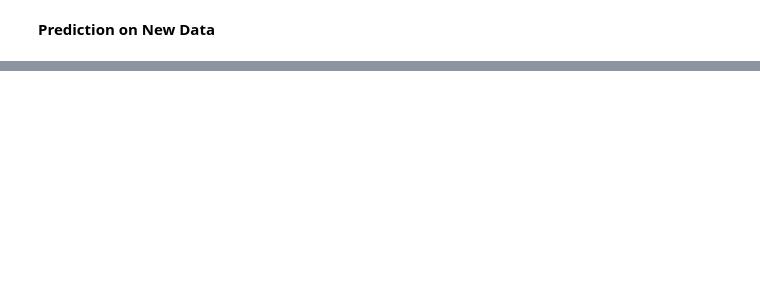
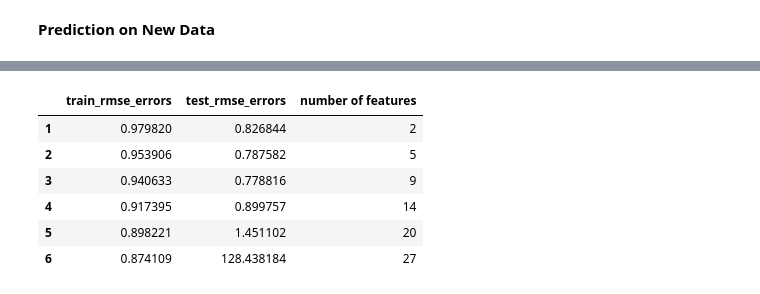
Before and after one commit to yildirimdata/Machine_learning, a Jupyter notebook: Practice_Tipps_Simp_Mul_Lin_reg.ipynb, the cells around one changed output, grey strips where cells are left out. Saved outputs shown, nothing was run; the diff lists cells and outputs as text; code cells hidden in the pictures; blank space fills up the shorter version.

```diff
--- a/Practice_Tipps_Simp_Mul_Lin_reg.ipynb
+++ b/Practice_Tipps_Simp_Mul_Lin_reg.ipynb
@@ -735,0 +758,7 @@ array([3.85394001, 4.23576645, 4.61759288, 4.8700899 ])
+# %%
+# model for fitting
+from sklearn.linear_model import LinearRegression
+
+model_poly = LinearRegression()
+
+model_poly.fit(X_train, y_train)
@@ -735,0 +893,10 @@ array([3.85394001, 4.23576645, 4.61759288, 4.8700899 ])
+# %%
+poly(7)
+# %% [output]
+|  | train_rmse_errors | test_rmse_errors | number of features |
+| 1 | 0.979820 | 0.826844 | 2 |
+| 2 | 0.953906 | 0.787582 | 5 |
+| 3 | 0.940633 | 0.778816 | 9 |
+| 4 | 0.917395 | 0.899757 | 14 |
+| 5 | 0.898221 | 1.451102 | 20 |
+| 6 | 0.874109 | 128.438184 | 27 |
```
Also changed, not shown: parts of 45 cells of this notebook, 8 other files.
